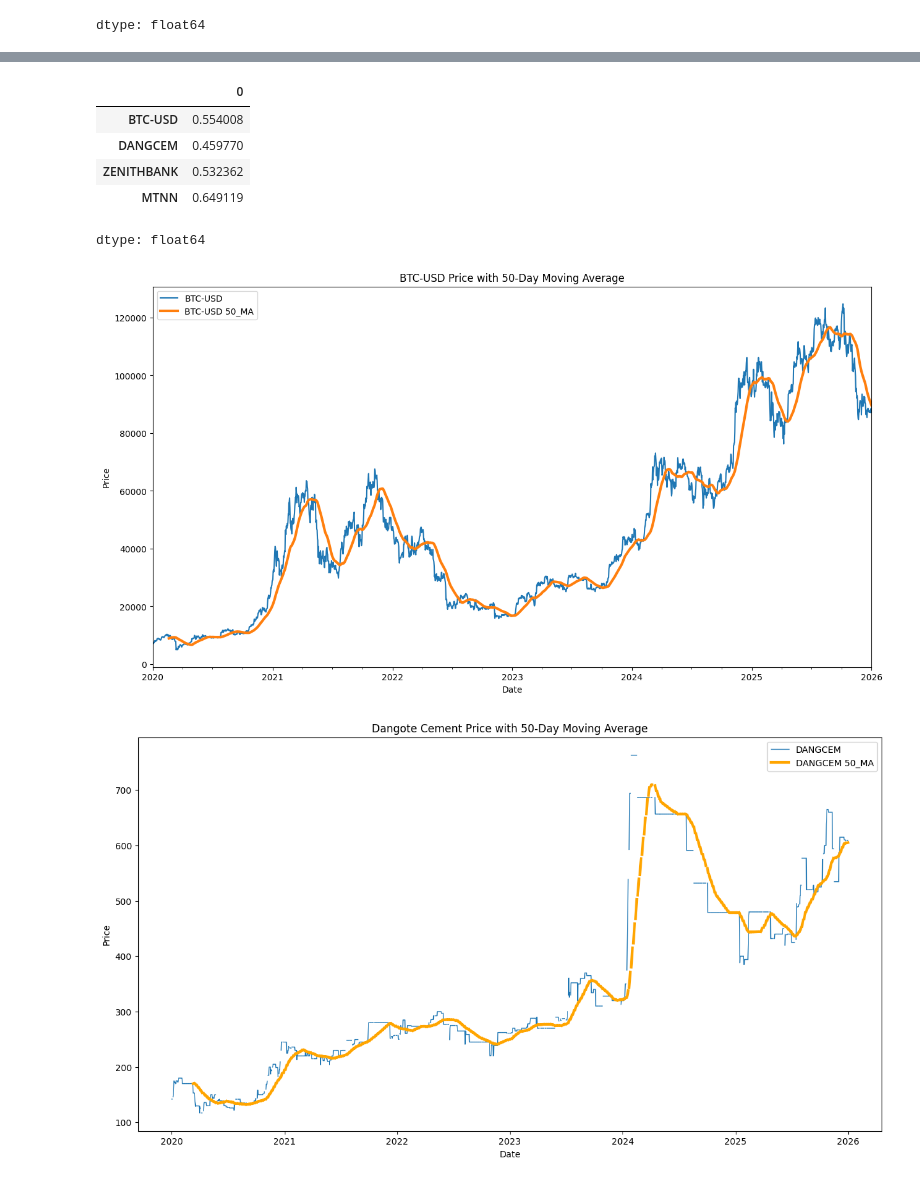
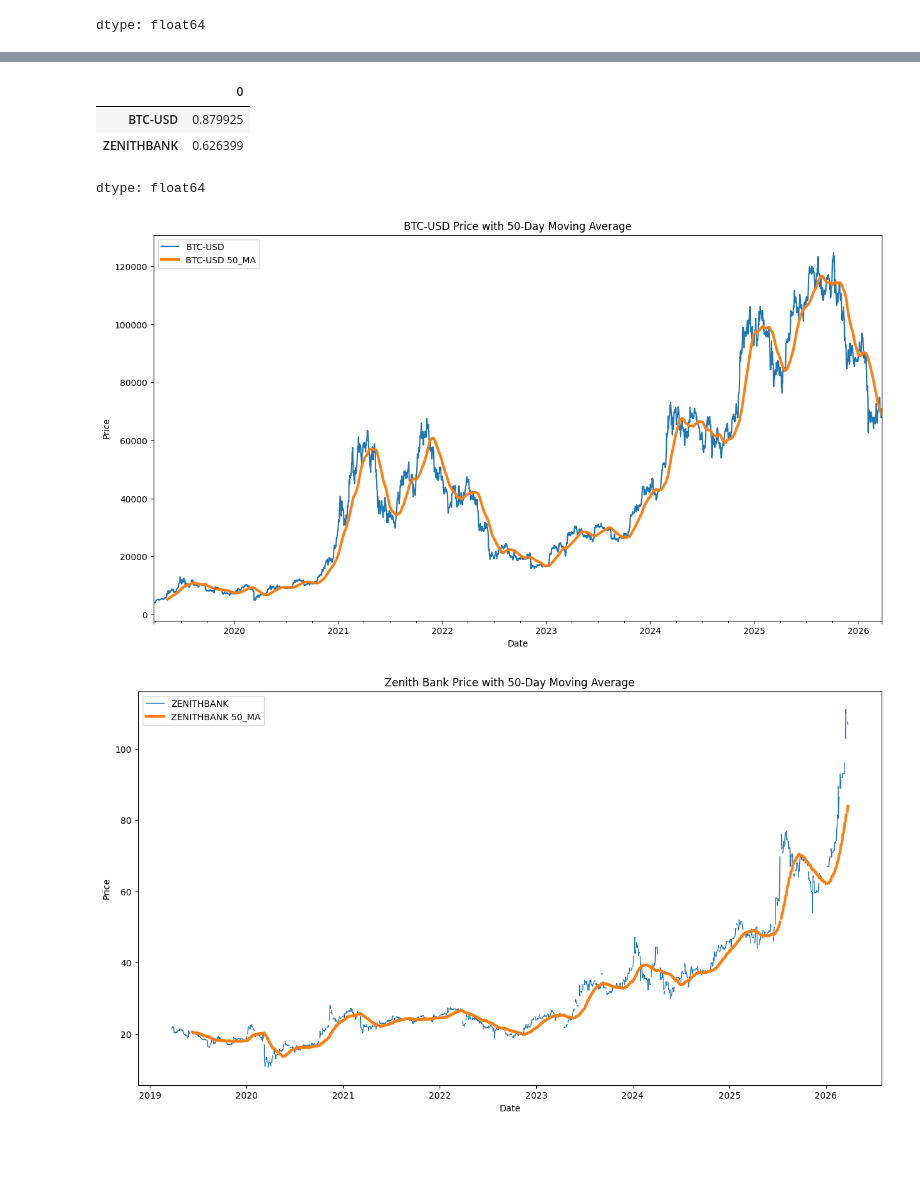
Before and after one commit to Sahdam/Nigerian-Financial-Risk-Intelligence-System, a Jupyter notebook: Nigerian_Financial_Risk_Intelligence_System.ipynb, the cells around one changed output, grey strips where cells are left out. Cells and saved outputs as stored; diff of their text form; code cells hidden in the pictures; blank space fills up the shorter version.

```diff
--- a/Nigerian_Financial_Risk_Intelligence_System.ipynb
+++ b/Nigerian_Financial_Risk_Intelligence_System.ipynb
@@ -125,11 +79,5 @@ df.head()
 # %%
-df = df_bc.merge(df_dg, left_index=True, right_index=True, how='outer') \
-           .merge(df_z, left_index=True, right_index=True, how='outer') \
-           .merge(df_mtn, left_index=True, right_index=True, how='outer')
-
-new_start = pd.Timestamp(datetime.date(2020,1,1)).tz_localize('UTC')
-new_end = pd.Timestamp(datetime.date(2026,1,1)).tz_localize('UTC')
-df = df.loc[new_start:new_end]
+df = df_bc.merge(df_z, left_index=True, right_index=True, how='outer')
 
 print(df.shape)
 print("\n")
@@ -264,16 +213,14 @@ df.tail()
 # %%
 #High_low Volatility BTC
 
-end = new_end
+end = pd.Timestamp(df.index[-2])
 curr_year = df.loc[end - pd.Timedelta(days=365) : end]
 
 (curr_year.max() - curr_year.min())/df.iloc[-2]
 # %% [output]
 |  | 0 |
-| BTC-USD | 0.554008 |
-| DANGCEM | 0.459770 |
-| ZENITHBANK | 0.532362 |
-| MTNN | 0.649119 |
+| BTC-USD | 0.879925 |
+| ZENITHBANK | 0.626399 |
 dtype: float64
 # %%
 #Moving Average BTC
@@ -289,24 +236,22 @@ plt.xlabel('Date')
 plt.ylabel('Price')
 plt.show()
 # %% [output]
-[figure, old version]
+[figure, new version]
 # %%
-#Moving Average DANGCEM
-
-df['DANGCEM 50_MA'] = df['DANGCEM'].dropna().rolling(window=50).mean().dropna()
-
+# Moving Avg ZENITH
+df['ZENITHBANK 50_MA'] = df['ZENITHBANK'].dropna().rolling(window=50).mean()
 
 plt.figure(figsize=(15, 8))
 
 # Plot both explicitly with matplotlib
-plt.plot(df.index, df['DANGCEM'], label='DANGCEM', linewidth=1)
-plt.plot(df.index, df['DANGCEM 50_MA'], label='DANGCEM 50_MA',
-         linewidth=3, color='orange')
+plt.plot(df.index, df['ZENITHBANK'], label='ZENITHBANK', linewidth=1)
+plt.plot(df.index, df['ZENITHBANK 50_MA'], label='ZENITHBANK 50_MA',
+         linewidth=3)
 
 plt.legend()
-plt.title('Dangote Cement Price with 50-Day Moving Average')
+plt.title('Zenith Bank Price with 50-Day Moving Average')
 plt.xlabel('Date')
 plt.ylabel('Price')
 plt.show()
 # %% [output]
-[figure, old version]
+[figure, new version]
```
Also changed, not shown: parts of 43 cells of this notebook.
